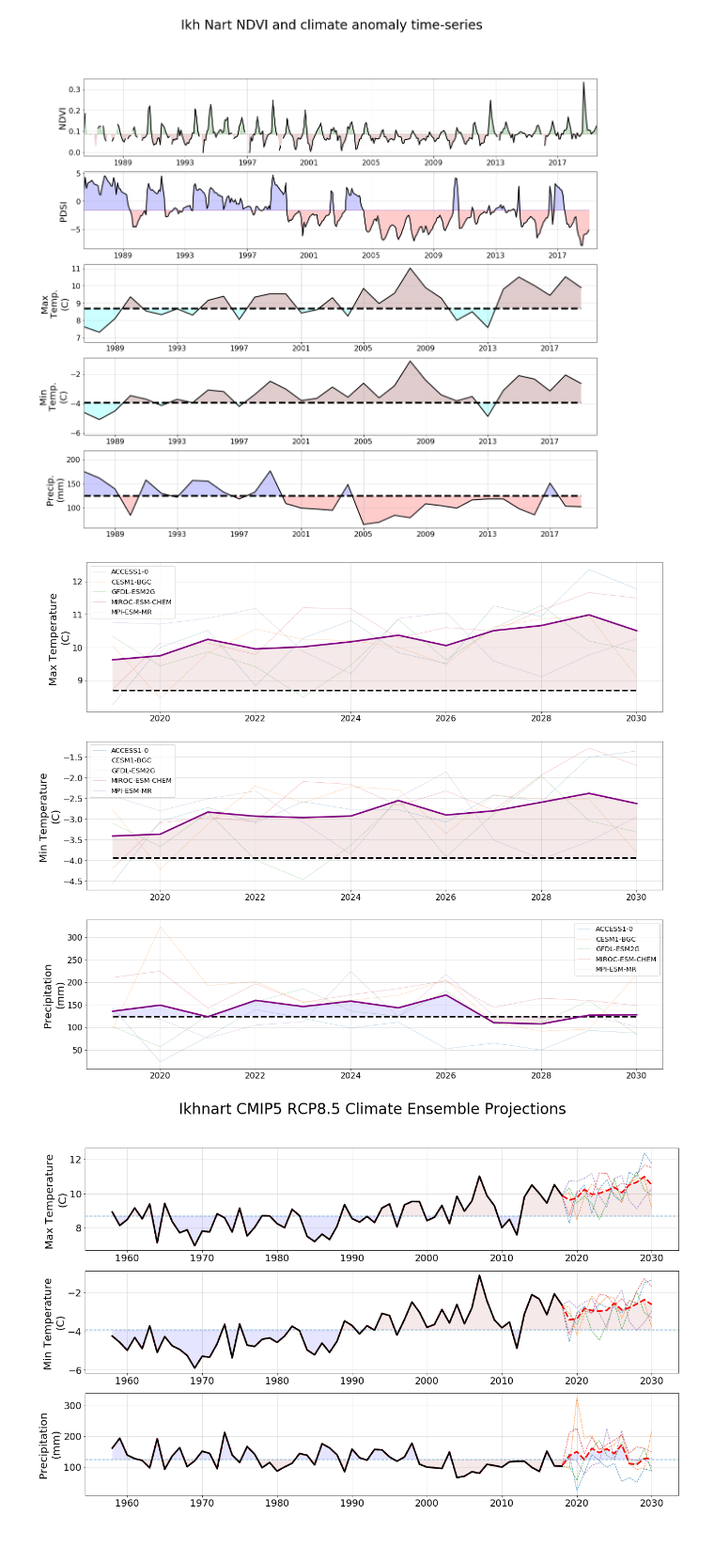
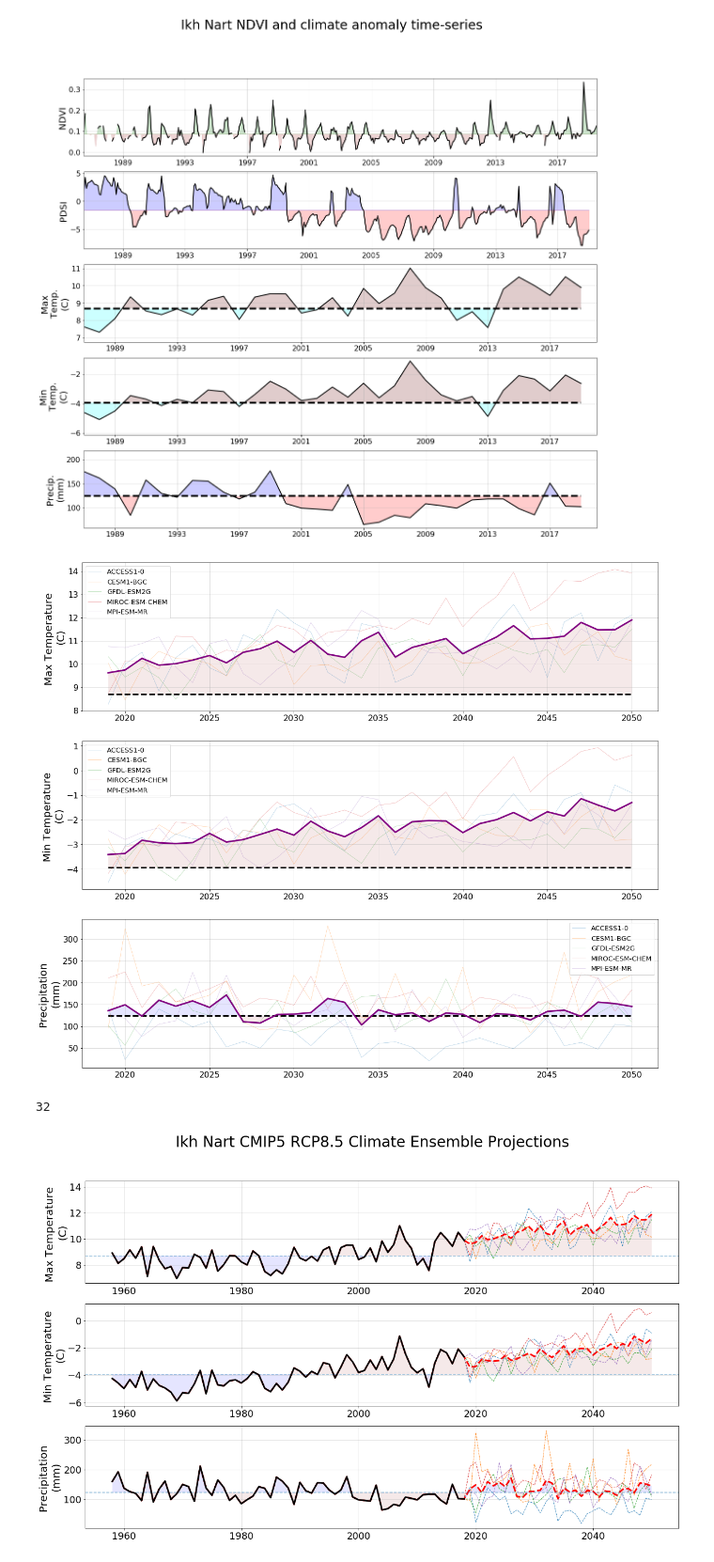
Before and after one commit to csp-inc/ikhnart, a Jupyter notebook: 02a-timeseries-analysis.ipynb, the cells around one changed output. Shown at 94% size. Drawn from its saved outputs; the diff is of its cells as text; code cells hidden in the pictures.

```diff
--- a/02a-timeseries-analysis.ipynb
+++ b/02a-timeseries-analysis.ipynb
@@ -370,7 +370,7 @@ from glob import glob
 model_l = ['ACCESS1-0', 'CESM1-BGC', 'GFDL-ESM2G', 'MIROC-ESM-CHEM', 'MPI-ESM-MR' ]
 model = ['access', 'cesm', 'gfdl', 'miroc', 'mpi']
 
-year = np.arange(2019,2031)
+year = np.arange(2019,2051)
 tmx_mu_arr =np.ones(len(year))*tmx_mu
 tmn_mu_arr =np.ones(len(year))*tmn_mu
 pr_mu_arr = np.ones(len(year))*pr_mu
@@ -396,9 +396,12 @@ for m,ml in zip(model,model_l):
     ax[0].plot(year, tasmax, alpha=0.5, label='%s'%ml, lw=0.5)
     ax[1].plot(year, tasmin, alpha=0.5, label='%s'%ml, lw=0.5)
     ax[2].plot(year, pr, alpha=0.5, label='%s'%ml, lw=0.5)
-tmx_ens = np.mean(np.array(tmx_avg),axis=0)
-tmn_ens = np.mean(np.array(tmn_avg),axis=0)
-pr_ens = np.mean(np.array(pr_avg),axis=0)
+tmx_avg = np.array(tmx_avg)
+tmn_avg = np.array(tmn_avg)
+pr_avg = np.array(pr_avg)
+tmx_ens = np.mean(tmx_avg,axis=0)
+tmn_ens = np.mean(tmn_avg,axis=0)
+pr_ens = np.mean(pr_avg,axis=0)
 
 ax[0].plot(year,tmx_ens, lw=3, color='purple')
 ax[1].plot(year,tmn_ens, lw=3, color='purple')
@@ -427,4 +430,4 @@ ax[1].set_ylabel('Min Temperature \n(C)', fontsize=20)
 ax[2].set_ylabel('Precipitation \n(mm)', fontsize=20)
 f.savefig('./out/projection_timeseries.png', bbox_width='tight', dpi=300)
 # %% [output]
-[figure, old version]
+[figure, new version]
@@ -431,36 +444,40 @@ f.savefig('./out/projection_timeseries.png', bbox_width='tight', dpi=300)
+# %%
+len(tmx_avg)
+# %% [output]
+32
 # %%
 r = 3
 scale = [10,10,1]
 agg = [df.resample('1y').mean().tmmx,\
        df.resample('1y').mean().tmmn,\
        df.resample('1y').sum().pr]
 ens = [tmx_ens, tmn_ens, pr_ens]
 mus = [tmx_mu, tmn_mu, pr_mu]
 gcms = [tmx_avg, tmn_avg, pr_avg]
 labels = ['tmmx', 'tmmn', 'pr']
 colors = [('brown','blue'),('brown','blue'),('blue','brown')]
 ylabels = ['Max Temperature \n(C)','Min Temperature \n(C)','Precipitation \n(mm)']
-y1= np.arange(1958,2031)
+y1= np.arange(1958,2051)
 y2= np.arange(1958,2019)
 mu_arr = [tmx_mu*np.ones(len(y1)), tmn_mu*np.ones(len(y1)), pr_mu*np.ones(len(y1))]
 f, ax = plt.subplots(r,1,figsize=(20,12))
 for i in range(r):
     mosaic = np.hstack((agg[i].values/scale[i],ens[i]))
-    for j in range(len(tmx_avg)):
-        gcm_mos = np.hstack((agg[i].values/scale[i],gcms[i][j]))
+    for j in range(len(tmx_avg[0])):
+        gcm_mos = np.hstack((agg[i].values/scale[i],gcms[i][:,j]))
         ax[i].plot(y1,gcm_mos, ls='--', lw=1, alpha=0.9)
     ax[i].plot(y1,mosaic, color='red',ls='--', lw=3)
     ax[i].axhline(mus[i],alpha=0.5,ls='--')
     ax[i].fill_between(y1, mosaic, mu_arr[i],\
                        where = mu_arr[i]<=mosaic, facecolor=colors[i][0], alpha=0.1,interpolate=True)
     ax[i].fill_between(y1, mosaic, mu_arr[i],\
                        where = mu_arr[i]>=mosaic, facecolor=colors[i][1], alpha=0.1,interpolate=True)
 
     ax[i].tick_params(axis='both', labelsize=18)
     ax[i].grid(alpha=0.5)
     ax[i].plot(y2,agg[i].values/scale[i], color='black', lw=3)
     ax[i].set_ylabel('%s'%ylabels[i], fontsize=20)
-f.suptitle('Ikhnart CMIP5 RCP8.5 Climate Ensemble Projections', fontsize=28)
+f.suptitle('Ikh Nart CMIP5 RCP8.5 Climate Ensemble Projections', fontsize=28)
 f.savefig('./out/ikhnart_projections.png', dpi=200, bbox_width='tight')
 # %% [output]
-[figure, old version]
+[figure, new version]
```
Also changed, not shown: parts of 2 cells of this notebook, 2 other files.
